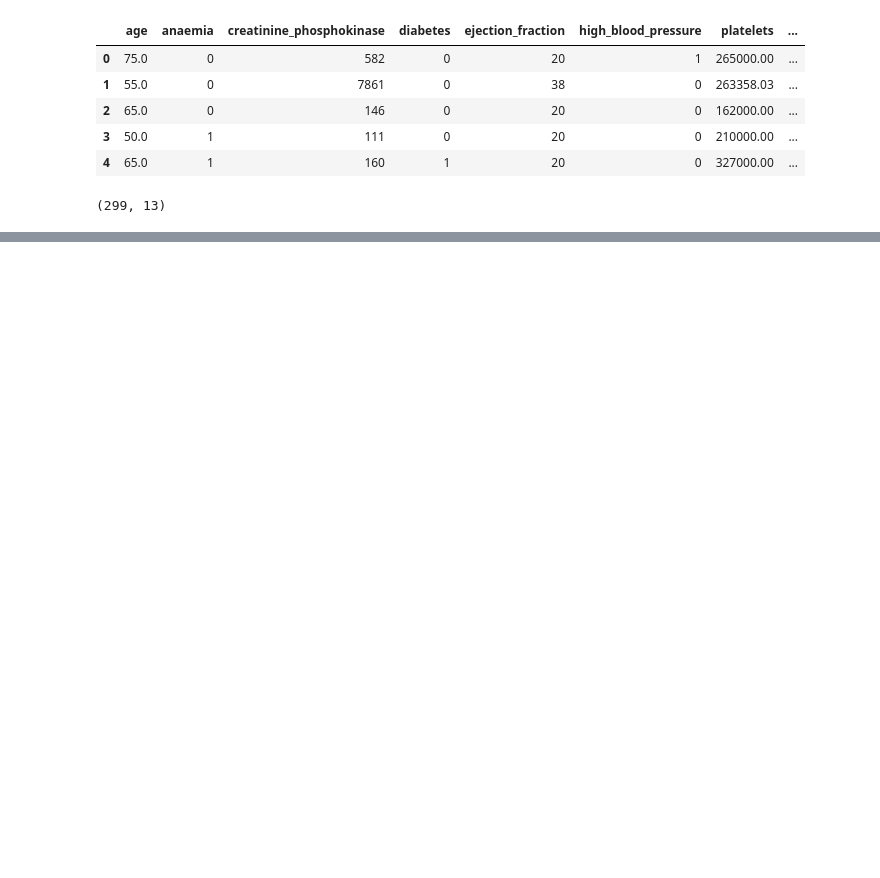
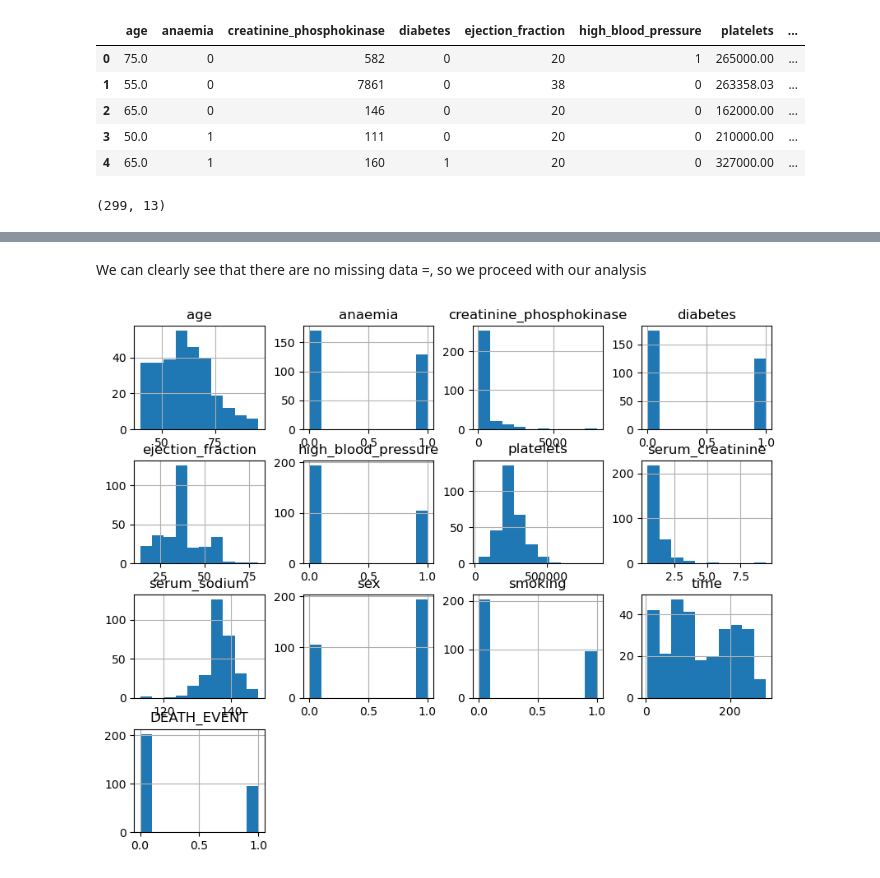
Before and after one commit to Penod/heartanalysis, a Jupyter notebook: Untitled.ipynb, the cells around one changed output, grey strips where cells are left out. Saved outputs shown, nothing was run; the diff lists cells and outputs as text; code cells hidden in the pictures; blank space fills up the shorter version.

Commit message:
Initial commit - Heart Failure Analysis Using Machine Learning Algorithms

```diff
--- a/Untitled.ipynb
+++ b/Untitled.ipynb
@@ -47,0 +86,7 @@ data.describe()
+# %% [markdown]
+We can clearly see that there are no missing data =, so we proceed with our analysis
+# %%
+data.hist(figsize=(10, 8))
+plt.show()
+# %% [output]
+[figure, added]
```
Also changed, not shown: parts of 22 cells of this notebook, 3 other files.
